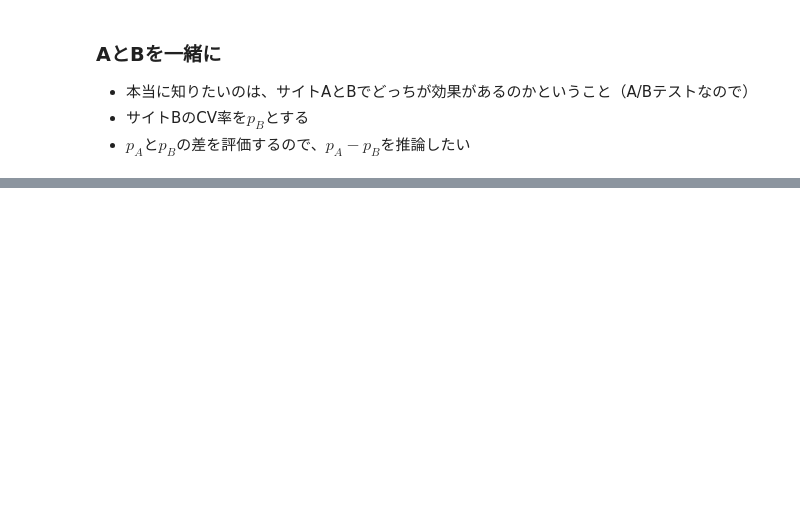
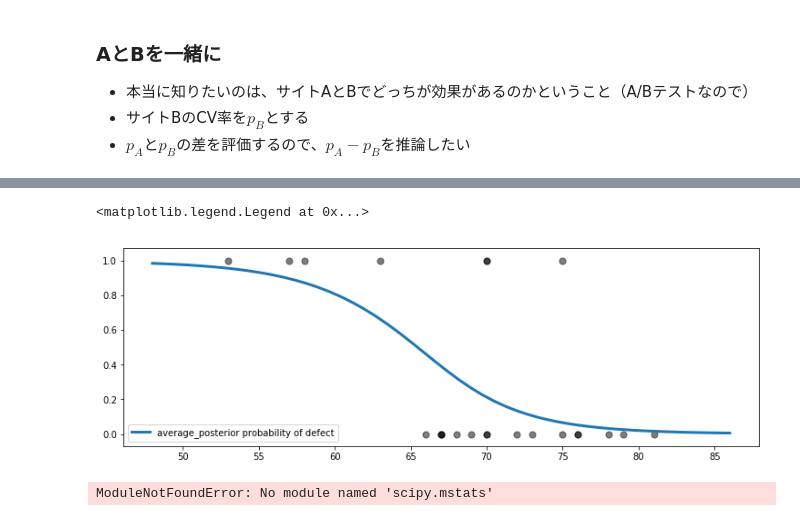
Before and after one commit to kano00/BayesianMethodForHackers, a Jupyter notebook: Chapter2.ipynb, the cells around one changed output, grey strips where cells are left out. Drawn from its saved outputs; the diff is of its cells as text; code cells hidden in the pictures; blank space fills up the shorter version.

```diff
--- a/Chapter2.ipynb
+++ b/Chapter2.ipynb
@@ -133,0 +289,27 @@ print("サイトAがサイトBよりもCV率が良い確率 : %.3f" % (delta_sam
+# %%
+# 外気温についての故障の期待確率
+figsize(12.5, 4)
+
+def logistic(x, beta, alpha=0):
+    return 1.0 / (1.0 + np.exp(np.dot(beta, x) + alpha))
+
+t = np.linspace(temperature.min() - 5, temperature.max() + 5, 50)[:, None]
+p_t = logistic(t.T, beta_samples, alpha_samples)
+
+mean_prob_t = p_t.mean(axis=0) # 平均事後確率
+
+plt.plot(t, mean_prob_t, lw=3, label='average_posterior probability of defect')
+plt.scatter(temperature, D, color='k', s=50, alpha=0.5)
+plt.legend()
+# %% [output]
+<matplotlib.legend.Legend at 0x...>
+[figure, added]
+# %%
+from scipy.mstats import mquantiles
+
+# 信用区間
+qs = mquantiles(p_t, [0.025, 0.975], axis=0)
+plt.fill_between(t[:, 0], *qs, alpha=0.7, color='#7a68a6')
+plt.plot(t, mean_prob_t, lw=3, label='average_posterior probability')
+# %% [output]
+ModuleNotFoundError: No module named 'scipy.mstats'
```
Also changed, not shown: parts of 21 cells of this notebook.
